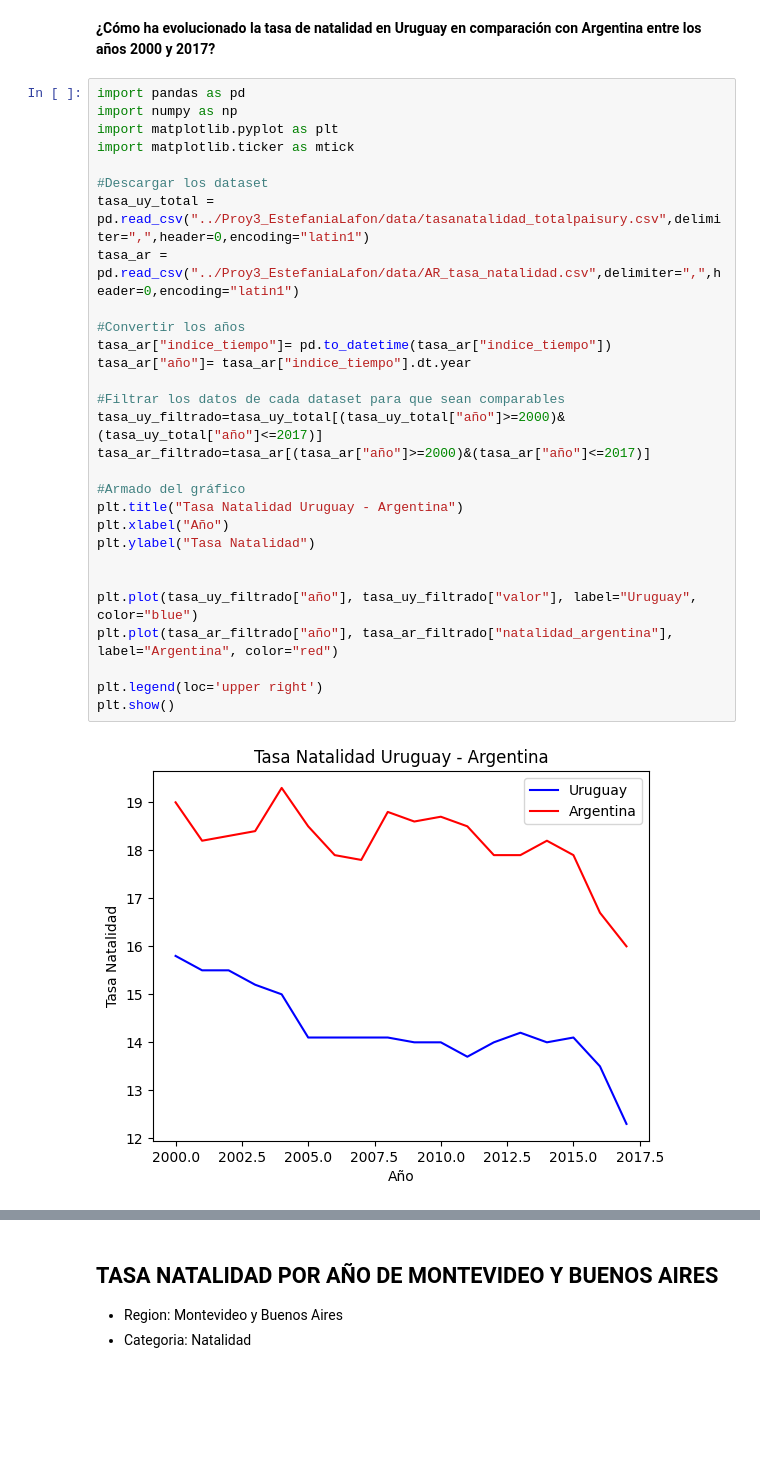
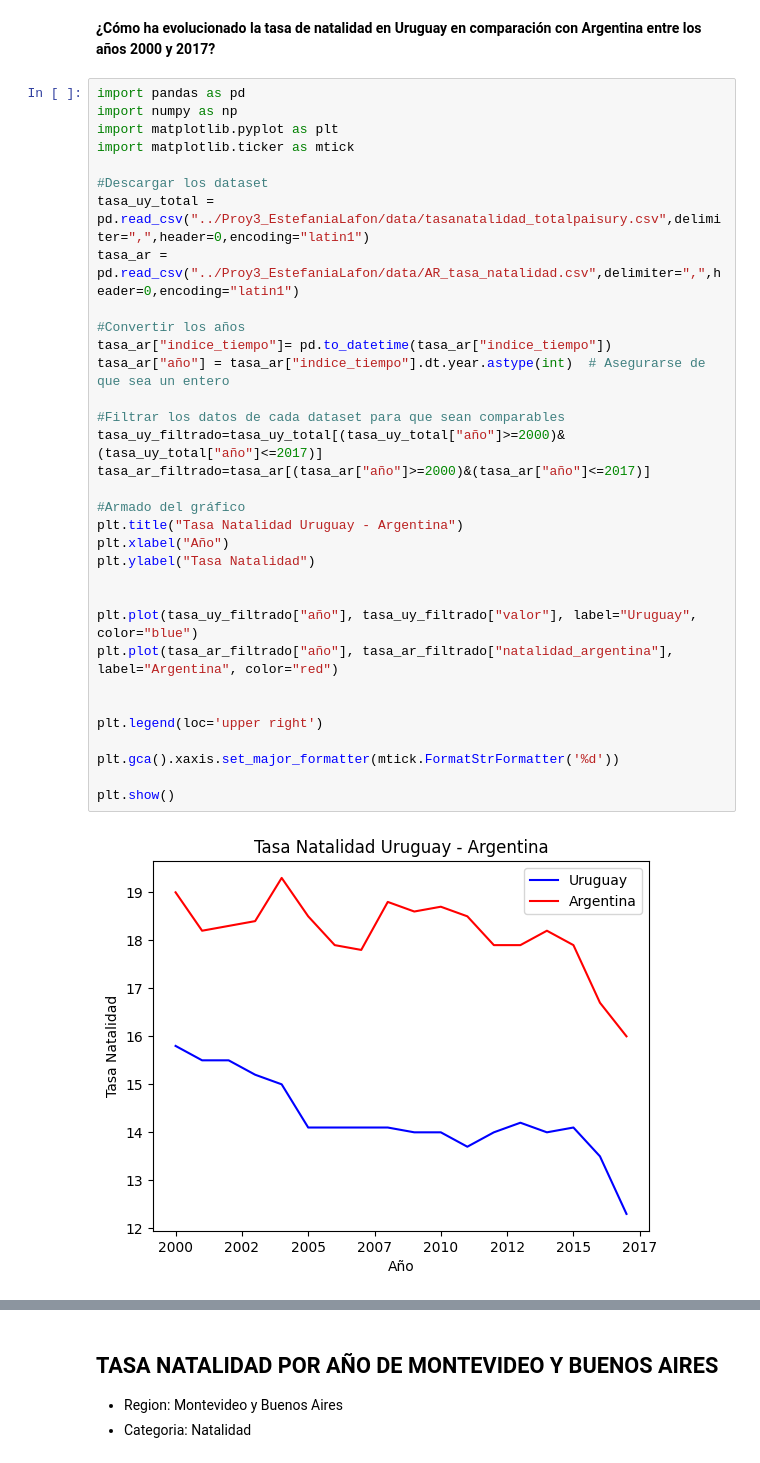
Before and after one commit to EstefaniaLafon/Proy3_EstefaniaLafon, a Jupyter notebook: proyecto_3.ipynb, the cells around one changed output, grey strips where cells are left out. Cells and saved outputs as stored; diff of their text form; blank space fills up the shorter version.

```diff
--- a/proyecto_3.ipynb
+++ b/proyecto_3.ipynb
@@ -40,32 +54,36 @@ Además, puedes conservar los datos en su idioma original, pero es una buena pr
 # %%
 import pandas as pd
 import numpy as np
 import matplotlib.pyplot as plt
 import matplotlib.ticker as mtick
 
 #Descargar los dataset
 tasa_uy_total = pd.read_csv("../Proy3_EstefaniaLafon/data/tasanatalidad_totalpaisury.csv",delimiter=",",header=0,encoding="latin1")
 tasa_ar = pd.read_csv("../Proy3_EstefaniaLafon/data/AR_tasa_natalidad.csv",delimiter=",",header=0,encoding="latin1")
 
 #Convertir los años
 tasa_ar["indice_tiempo"]= pd.to_datetime(tasa_ar["indice_tiempo"])
-tasa_ar["año"]= tasa_ar["indice_tiempo"].dt.year
+tasa_ar["año"] = tasa_ar["indice_tiempo"].dt.year.astype(int)  # Asegurarse de que sea un entero
 
 #Filtrar los datos de cada dataset para que sean comparables
 tasa_uy_filtrado=tasa_uy_total[(tasa_uy_total["año"]>=2000)&(tasa_uy_total["año"]<=2017)]
 tasa_ar_filtrado=tasa_ar[(tasa_ar["año"]>=2000)&(tasa_ar["año"]<=2017)]
 
 #Armado del gráfico
 plt.title("Tasa Natalidad Uruguay - Argentina")
 plt.xlabel("Año")
 plt.ylabel("Tasa Natalidad")
 
 
 plt.plot(tasa_uy_filtrado["año"], tasa_uy_filtrado["valor"], label="Uruguay", color="blue")
 plt.plot(tasa_ar_filtrado["año"], tasa_ar_filtrado["natalidad_argentina"], label="Argentina", color="red")
 
+
 plt.legend(loc='upper right')
+
+plt.gca().xaxis.set_major_formatter(mtick.FormatStrFormatter('%d'))
+
 plt.show()
 # %% [output]
-[figure, old version]
+[figure, new version]
 # %% [markdown]
```
Also changed, not shown: parts of 3 cells of this notebook.
